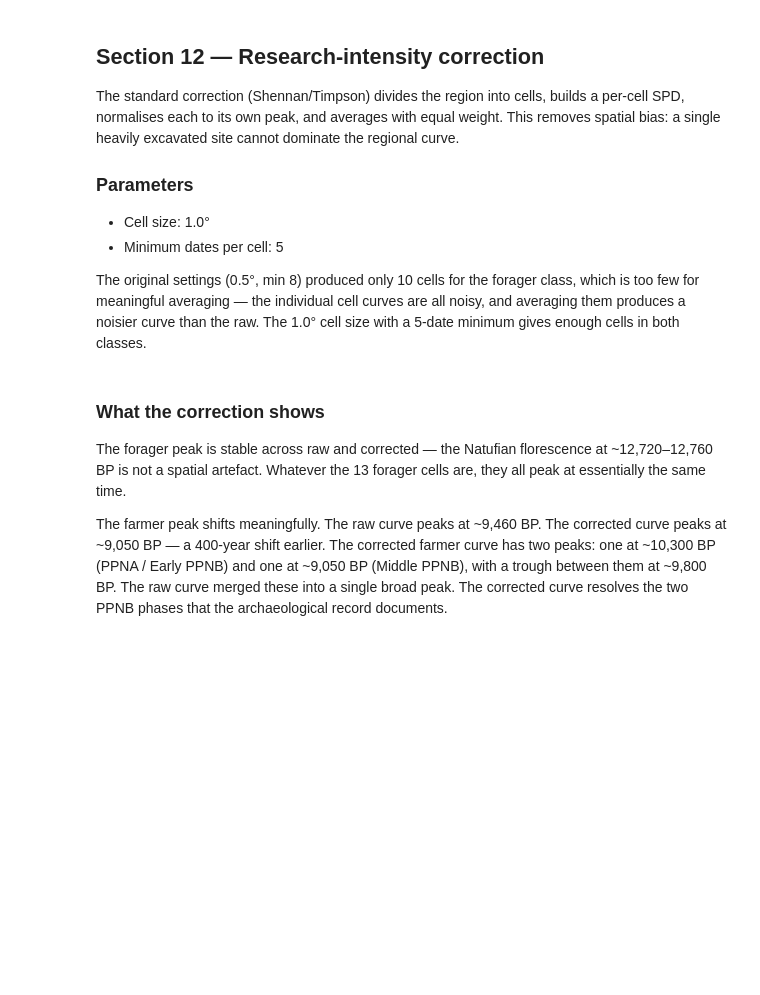
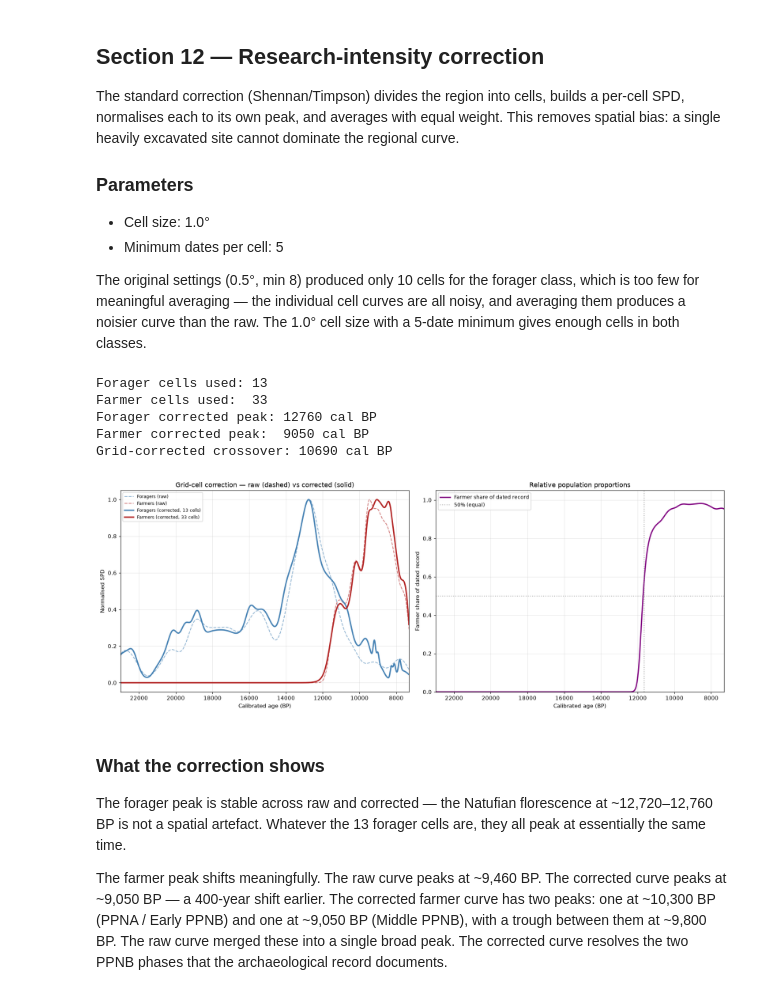
Before and after one commit to logikarlo/Neolithic-Transition-model-, a Jupyter notebook: notebooks/levant_spd_notebook.ipynb, the cells around one changed output. Cells and saved outputs as stored; diff of their text form; code cells hidden in the pictures; blank space fills up the shorter version.

Commit message:
Fix notebook paths, imports, and sections

```diff
--- a/notebooks/levant_spd_notebook.ipynb
+++ b/notebooks/levant_spd_notebook.ipynb
@@ -496,7 +570,7 @@ the individual cell curves are all noisy, and averaging them
 produces a noisier curve than the raw. The 1.0° cell size with
 a 5-date minimum gives enough cells in both classes.
 # %%
-gc = Path("levant_grid_corrected.npz")
+gc = Path(_DATA_DIR / "levant_grid_corrected.npz")
 if not gc.exists():
     print("Grid-corrected NPZ not present. "
           "Run xronos_SPD_levant.py first.")
@@ -540,33 +614,40 @@ else:
             label=f"Farmers (corrected, {n_a} cells)")
     ax.set_xlim(23000, 7300)
     ax.set_xlabel("Calibrated age (BP)")
     ax.set_ylabel("Normalised SPD")
     ax.set_title("Grid-cell correction — raw (dashed) vs corrected (solid)")
     ax.grid(alpha=0.3)
     ax.legend(loc="upper left", fontsize=8)
 
     ax = axs[1]
     if forager is not None and farmer is not None:
         fr = forager["raw"]
         ar = farmer["raw"]
         denom = fr + ar
         share = np.where(denom > 1e-6, ar / denom, np.nan)
         ax.plot(forager["age"], share, color="purple",
                 linewidth=2.2, label="Farmer share of dated record")
         ax.axhline(0.5, color="grey", linestyle=":", alpha=0.6,
                    label="50% (equal)")
     ax.axvline(11650, color="grey", linestyle=":", alpha=0.7)
     ax.set_xlim(23000, 7300)
     ax.set_ylim(0, 1.05)
     ax.set_xlabel("Calibrated age (BP)")
     ax.set_ylabel("Farmer share of dated record")
     ax.set_title("Relative population proportions")
     ax.grid(alpha=0.3)
     ax.legend(loc="upper left", fontsize=9)
 
     plt.tight_layout()
     plt.savefig("figures/notebook_spd_corrected.png", dpi=150)
     plt.show()
+# %% [output]
+Forager cells used: 13
+Farmer cells used:  33
+Forager corrected peak: 12760 cal BP
+Farmer corrected peak:  9050 cal BP
+Grid-corrected crossover: 10690 cal BP
+[figure, added]
 # %% [markdown]
 ### What the correction shows
 
```
Also changed, not shown: parts of 7 cells of this notebook, 1 other file.
